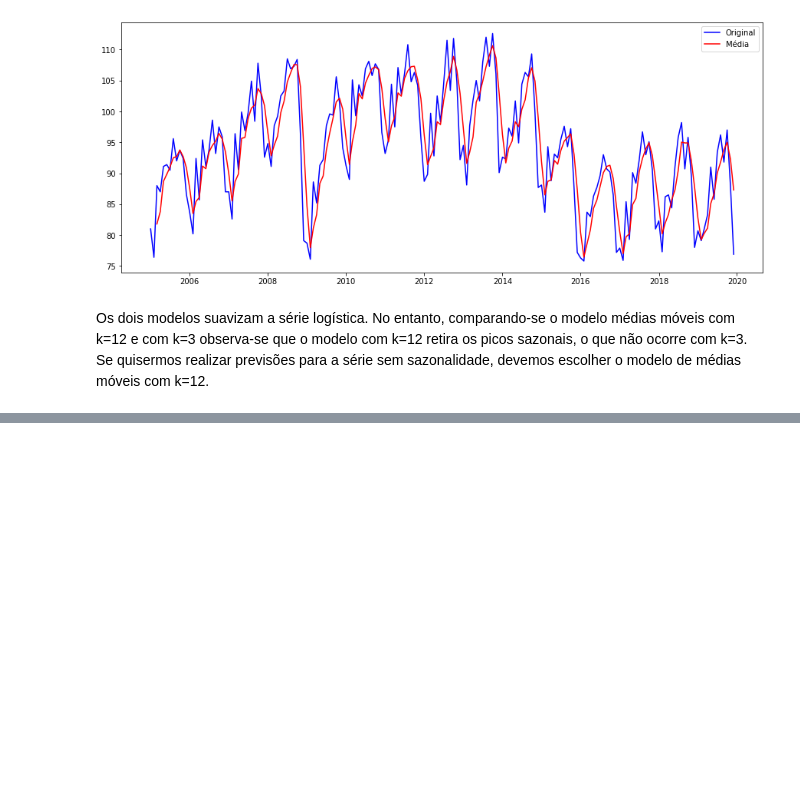
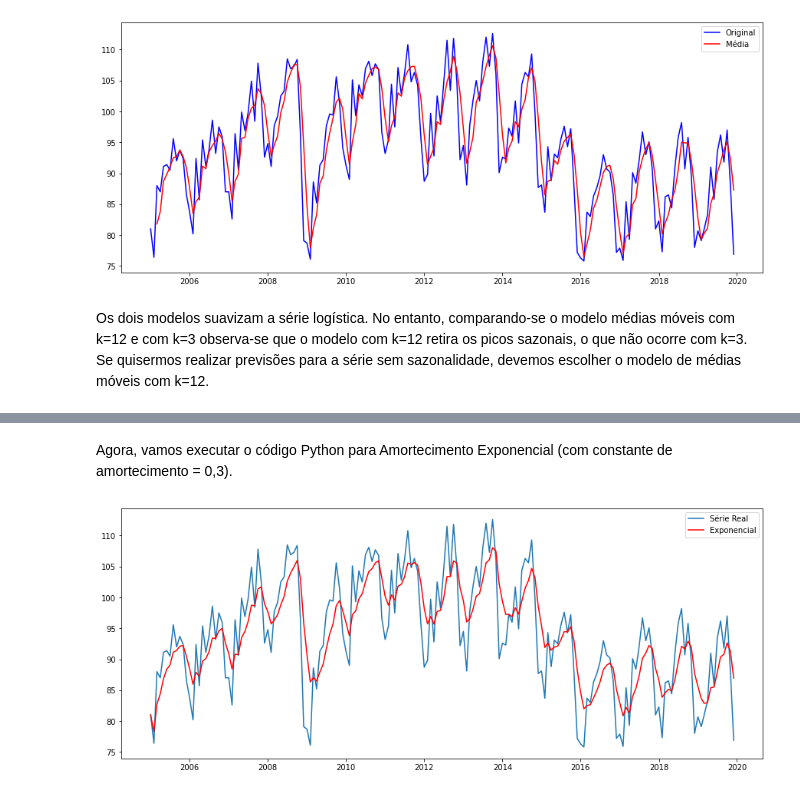
Before and after one commit to Leandro-Braga/Estudo_de_Caso, a Jupyter notebook: Séries_logísticas.ipynb, the cells around one changed output, grey strips where cells are left out. Saved outputs shown, nothing was run; the diff lists cells and outputs as text; code cells hidden in the pictures; blank space fills up the shorter version.

```diff
--- a/Séries_logísticas.ipynb
+++ b/Séries_logísticas.ipynb
@@ -122,0 +157,12 @@ Os dois modelos suavizam a série logística. No entanto, comparando-se o modelo
+# %% [markdown]
+Agora, vamos executar o código Python para Amortecimento Exponencial (com constante de amortecimento = 0,3).
+# %%
+# Amortecimento Exponencial alfa = 0,3
+rolling =  dados.ewm(alpha=0.3)
+rolling_mean = rolling.mean()
+plt.plot(dados, label='Série Real')
+plt.plot(rolling_mean,color='red', label='Exponencial')
+plt.legend(loc='best')
+plt.show()
+# %% [output]
+[figure, added]
```
Also changed, not shown: parts of 62 cells of this notebook.
